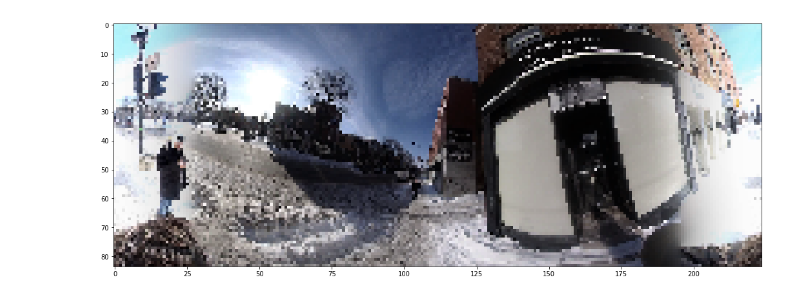
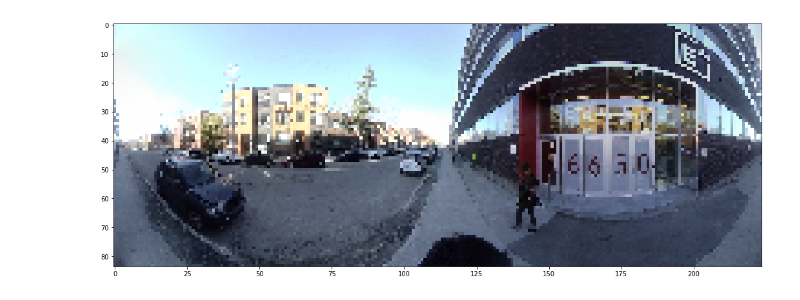
Before and after one commit to mweiss17/hyrule-gym, a Jupyter notebook: dataset.ipynb, the cells around one changed output. Saved outputs shown, nothing was run; the diff lists cells and outputs as text; code cells hidden in the pictures.

Commit message:
import pose graph

```diff
--- a/dataset.ipynb
+++ b/dataset.ipynb
@@ -45,3 +39,21 @@ edges = [edge[1] for edge in list(env.G.edges(start_node))]
 next_node = np.random.choice(edges)
 # %%
 pos = {k: v.get("coords")[0:2] for k, v in env.G.nodes(data=True)}
+# %%
+edge_angles = {}
+cur_coords = env.G.nodes[env.agent_pos]['coords']
+print(cur_coords)
+for _, sink in env.G.edges(env.agent_pos):
+    print(sink)
+    sink_coords = env.G.nodes[sink]['coords']
+    print(sink_coords)
+    a = sink_coords[0] - cur_coords[0]
+    o = sink_coords[1] - cur_coords[1]
+    h = np.linalg.norm(env.G.nodes[sink]['coords'][0:2] - env.G.nodes[env.agent_pos]['coords'][0:2])
+    print("a: " + str(a))
+    print("o: " + str(o))
+    print("h: " + str(h))
+    print("o/h: " + str(o/h))
+    angle = np.arcsin(o/h)/np.pi
+    print(angle)
+    edge_angles[sink] = np.abs(env.agent_dir - angle)
@@ -48,2 +76,4 @@ pos = {k: v.get("coords")[0:2] for k, v in env.G.nodes(data=True)}
+# %%
+next_agent_pos = min(edge_angles, key=edge_angles.get)
 # %%
 nx.draw_networkx_nodes(env.G, pos,
@@ -62,6 +123,6 @@ edges = nx.draw_networkx_edges(env.G, pos=pos)
 # %%
 fig, ax = plt.subplots(figsize=(18, 18))
-ax.imshow(env.df.iloc[0].thumbnail)
+ax.imshow(env.data_df.iloc[next_agent_pos].thumbnail)
 plt.show()
 # %% [output]
-[figure, old version]
+[figure, new version]
```
Also changed, not shown: parts of 11 cells of this notebook, 3 other files.
